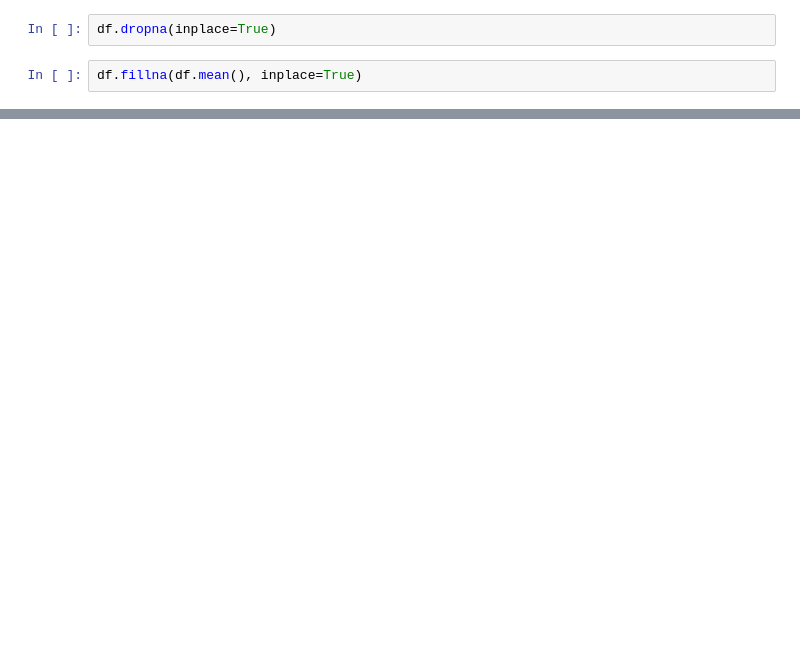
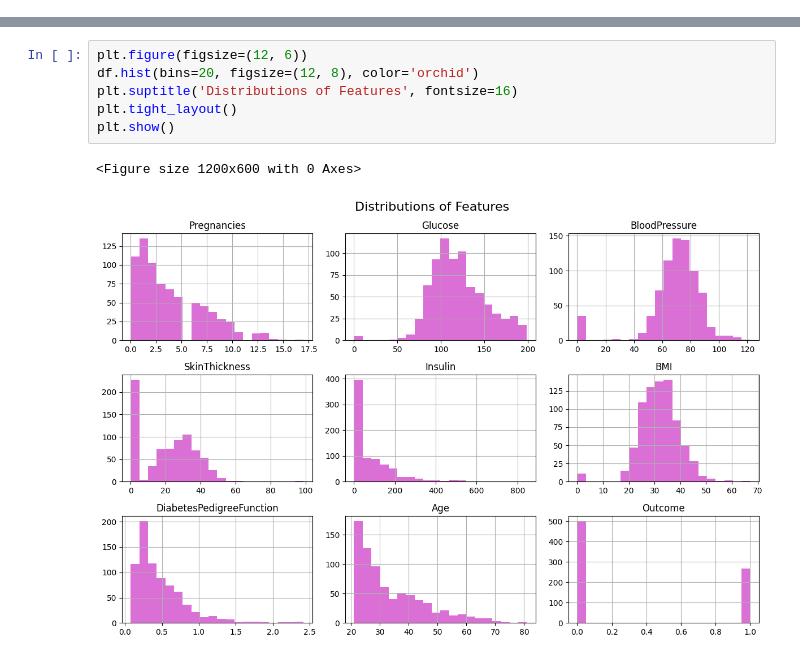
Before and after one commit to themohitnair/MLLab, a Jupyter notebook: p7/notebook.ipynb, the cells around one changed output, grey strips where cells are left out. Saved outputs shown, nothing was run; the diff lists cells and outputs as text; blank space fills up the shorter version.

```diff
--- a/p7/notebook.ipynb
+++ b/p7/notebook.ipynb
@@ -67,4 +19,0 @@ df.shape
-# %%
-df.dropna(inplace=True)
-# %%
-df.fillna(df.mean(), inplace=True)
@@ -102,0 +20,9 @@ scaled_df.head()
+# %%
+plt.figure(figsize=(12, 6))
+df.hist(bins=20, figsize=(12, 8), color='orchid')
+plt.suptitle('Distributions of Features', fontsize=16)
+plt.tight_layout()
+plt.show()
+# %% [output]
+<Figure size 1200x600 with 0 Axes>
+[figure, added]
```
Also changed, not shown: parts of 19 cells of this notebook, 1 other file.
